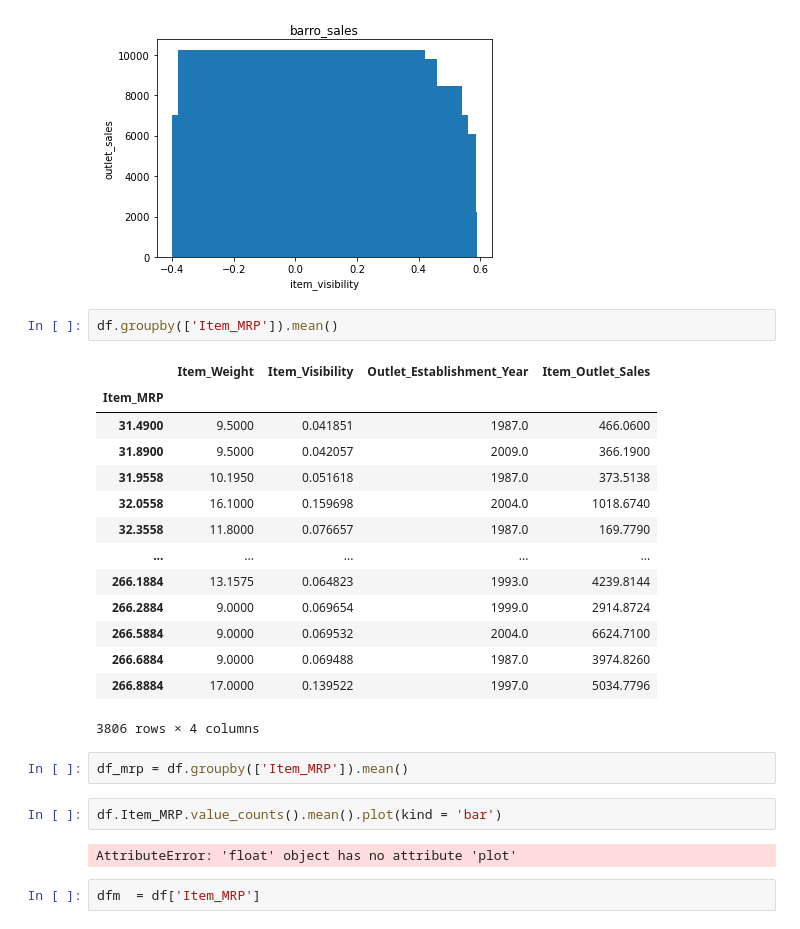
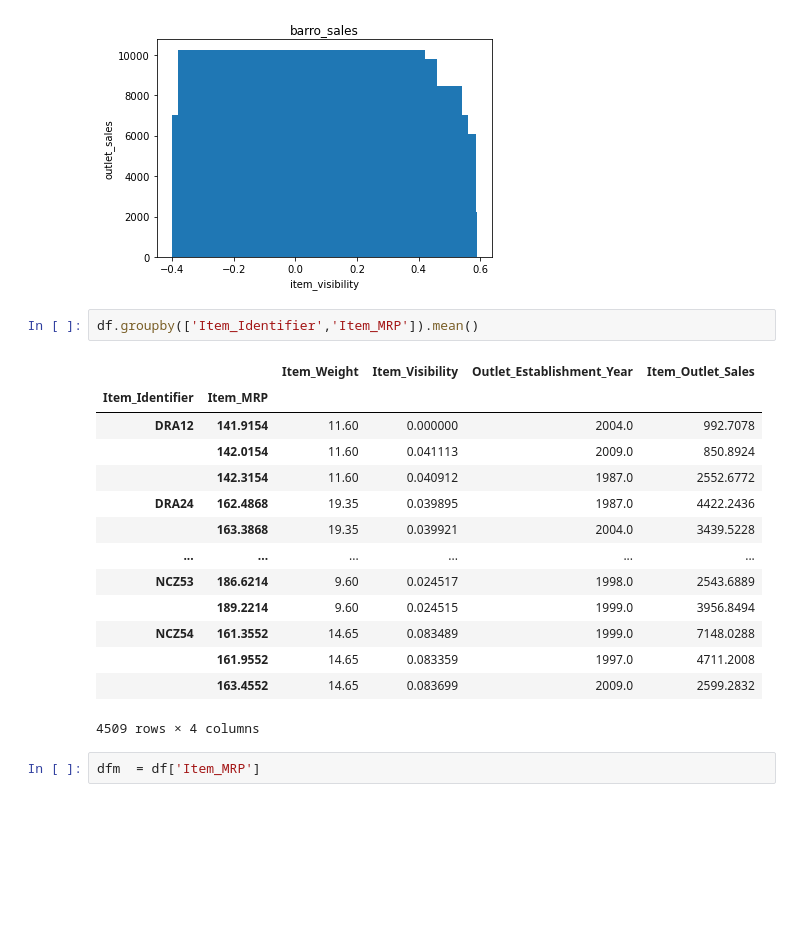
Before and after one commit to Hamzatremilekun/project-assignment, a Jupyter notebook: my tech project 2.ipynb, the cells around one changed output. Drawn from its saved outputs; the diff is of its cells as text; blank space fills up the shorter version.

```diff
--- a/my tech project 2.ipynb
+++ b/my tech project 2.ipynb
@@ -260,28 +260,22 @@ plt.show()
 # %% [output]
 [figure]
 # %%
-df.groupby(['Item_MRP']).mean()
+df.groupby(['Item_Identifier','Item_MRP']).mean()
 # %% [output]
-|  | Item_Weight | Item_Visibility | Outlet_Establishment_Year | Item_Outlet_Sales |
-| Item_MRP |  |  |  |  |
-| 31.4900 | 9.5000 | 0.041851 | 1987.0 | 466.0600 |
-| 31.8900 | 9.5000 | 0.042057 | 2009.0 | 366.1900 |
-| 31.9558 | 10.1950 | 0.051618 | 1987.0 | 373.5138 |
-| 32.0558 | 16.1000 | 0.159698 | 2004.0 | 1018.6740 |
-| 32.3558 | 11.8000 | 0.076657 | 1987.0 | 169.7790 |
-| ... | ... | ... | ... | ... |
-| 266.1884 | 13.1575 | 0.064823 | 1993.0 | 4239.8144 |
-| 266.2884 | 9.0000 | 0.069654 | 1999.0 | 2914.8724 |
-| 266.5884 | 9.0000 | 0.069532 | 2004.0 | 6624.7100 |
-| 266.6884 | 9.0000 | 0.069488 | 1987.0 | 3974.8260 |
-| 266.8884 | 17.0000 | 0.139522 | 1997.0 | 5034.7796 |
+|  |  | Item_Weight | Item_Visibility | Outlet_Establishment_Year | Item_Outlet_Sales |
+| Item_Identifier | Item_MRP |  |  |  |  |
+| DRA12 | 141.9154 | 11.60 | 0.000000 | 2004.0 | 992.7078 |
+|  | 142.0154 | 11.60 | 0.041113 | 2009.0 | 850.8924 |
+|  | 142.3154 | 11.60 | 0.040912 | 1987.0 | 2552.6772 |
+| DRA24 | 162.4868 | 19.35 | 0.039895 | 1987.0 | 4422.2436 |
+|  | 163.3868 | 19.35 | 0.039921 | 2004.0 | 3439.5228 |
+| ... | ... | ... | ... | ... | ... |
+| NCZ53 | 186.6214 | 9.60 | 0.024517 | 1998.0 | 2543.6889 |
+|  | 189.2214 | 9.60 | 0.024515 | 1999.0 | 3956.8494 |
+| NCZ54 | 161.3552 | 14.65 | 0.083489 | 1999.0 | 7148.0288 |
+|  | 161.9552 | 14.65 | 0.083359 | 1997.0 | 4711.2008 |
+|  | 163.4552 | 14.65 | 0.083699 | 2009.0 | 2599.2832 |
-3806 rows × 4 columns
+4509 rows × 4 columns
-# %%
-df_mrp = df.groupby(['Item_MRP']).mean()
-# %%
-df.Item_MRP.value_counts().mean().plot(kind = 'bar')
-# %% [output]
-AttributeError: 'float' object has no attribute 'plot'
 # %%
 dfm  = df['Item_MRP']
 # %%
```
